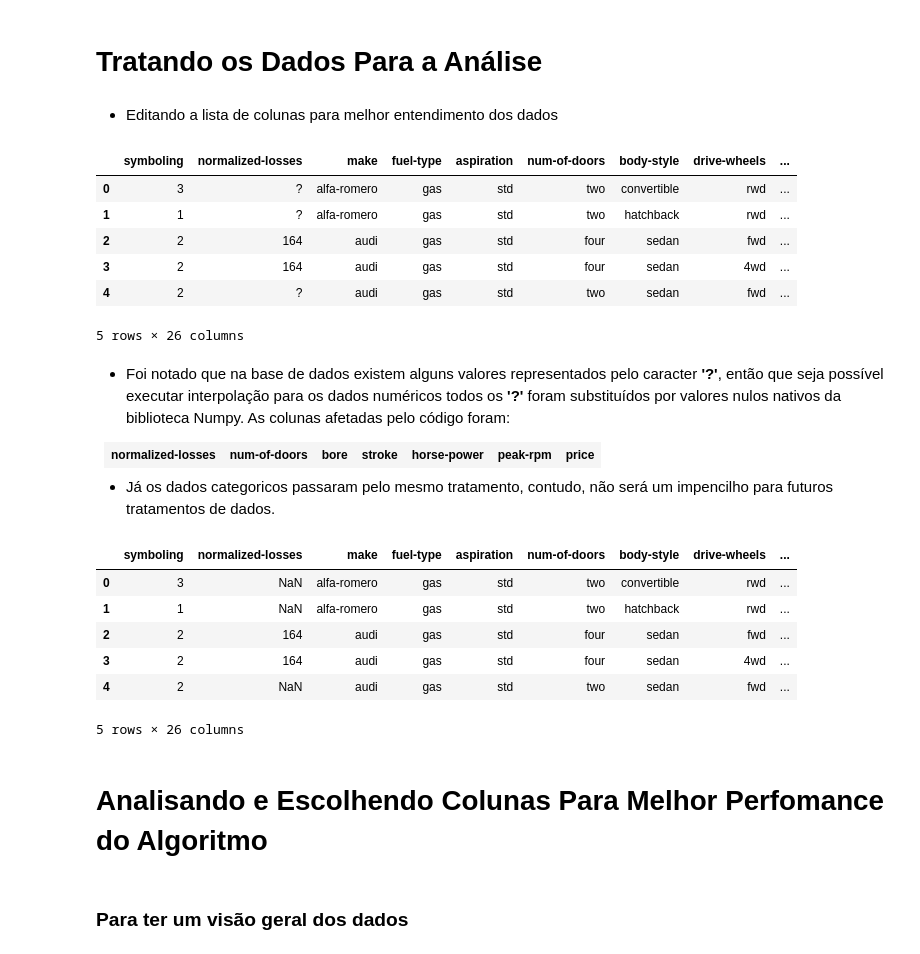
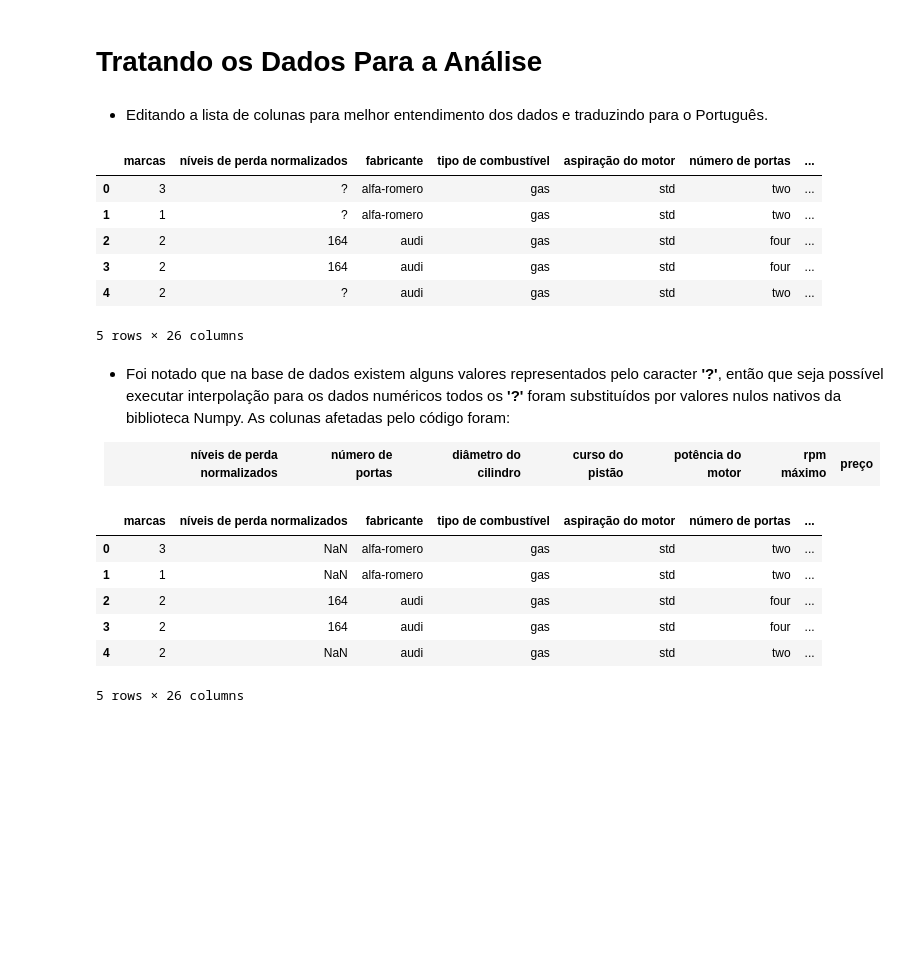
Before and after one commit to dimitriribeiro/predicting-prices, a Jupyter notebook: pricing-preditivo.ipynb, the cells around one changed output. Cells and saved outputs as stored; diff of their text form; code cells hidden in the pictures; blank space fills up the shorter version.

```diff
--- a/pricing-preditivo.ipynb
+++ b/pricing-preditivo.ipynb
@@ -18,4 +33,4 @@ dataset_carros = pd.read_csv('/home/yurilima/Downloads/automobile/imports-85.dat
 # %% [markdown]
 # Tratando os Dados Para a Análise
 # %% [markdown]
-- Editando a lista de colunas para melhor entendimento dos dados
+- Editando a lista de colunas para melhor entendimento dos dados e traduzindo para o Português.
@@ -51,30 +37,58 @@ lista = [
+# %%
+colunas_portugues = [
+    "marcas",
+    "níveis de perda normalizados",
+    "fabricante",
+    "tipo de combustível",
+    "aspiração do motor",
+    "número de portas",
+    "estilo do carro",
+    "tração",
+    "localização do motor",
+    "distância entre eixos",
+    "comprimento",
+    "largura",
+    "altura",
+    "peso do carro",
+    "tipo de motor",
+    "número de cilindros",
+    "tamanho do motor",
+    "sistema de combustível",
+    "diâmetro do cilindro",
+    "curso do pistão",
+    "taxa de compressão",
+    "potência do motor",
+    "rpm máximo",
+    "consumo de combustível na cidade",
+    "consumo de combustível na estrada",
+    "preço"
+]
+# %%
+dataset_carros.columns = colunas_portugues
 # %%
-dataset_carros.columns = lista
 dataset_carros.head()
 # %% [output]
-|  | symboling | normalized-losses | make | fuel-type | aspiration | num-of-doors | body-style | drive-wheels | ... |
-| 0 | 3 | ? | alfa-romero | gas | std | two | convertible | rwd | ... |
-| 1 | 1 | ? | alfa-romero | gas | std | two | hatchback | rwd | ... |
-| 2 | 2 | 164 | audi | gas | std | four | sedan | fwd | ... |
-| 3 | 2 | 164 | audi | gas | std | four | sedan | 4wd | ... |
-| 4 | 2 | ? | audi | gas | std | two | sedan | fwd | ... |
+|  | marcas | níveis de perda normalizados | fabricante | tipo de combustível | aspiração do motor | número de portas | ... |
+| 0 | 3 | ? | alfa-romero | gas | std | two | ... |
+| 1 | 1 | ? | alfa-romero | gas | std | two | ... |
+| 2 | 2 | 164 | audi | gas | std | four | ... |
+| 3 | 2 | 164 | audi | gas | std | four | ... |
+| 4 | 2 | ? | audi | gas | std | two | ... |
 5 rows × 26 columns
 # %% [markdown]
 - Foi notado que na base de dados existem alguns valores representados pelo caracter <strong>'?'</strong>, então que seja possível executar interpolação para os dados numéricos todos os <strong>'?'</strong> foram substituídos por valores nulos nativos da biblioteca Numpy.
 As colunas afetadas pelo código foram:<br>
 <table>
   <tr>
-    <th>normalized-losses</th>
-    <th>num-of-doors</th>
-    <th>bore</th>
-    <th>stroke</th>
-    <th>horse-power</th>
-    <th>peak-rpm</th>
-    <th>price</th>
+    <th>níveis de perda normalizados</th>
+    <th>número de portas</th>
+    <th>diâmetro do cilindro</th>
+    <th>curso do pistão</th>
+    <th>potência do motor</th>
+    <th>rpm máximo</th>
+    <th>preço</th>
   </tr>
 </table>
-
-- Já os dados categoricos passaram pelo mesmo tratamento, contudo, não será um impencilho para futuros tratamentos de dados.
 # %%
 def to_nan(x):
     if x == '?':
@@ -87,14 +101,10 @@ for coluna in dataset_carros:
 
 dataset_carros.head()
 # %% [output]
-|  | symboling | normalized-losses | make | fuel-type | aspiration | num-of-doors | body-style | drive-wheels | ... |
-| 0 | 3 | NaN | alfa-romero | gas | std | two | convertible | rwd | ... |
-| 1 | 1 | NaN | alfa-romero | gas | std | two | hatchback | rwd | ... |
-| 2 | 2 | 164 | audi | gas | std | four | sedan | fwd | ... |
-| 3 | 2 | 164 | audi | gas | std | four | sedan | 4wd | ... |
-| 4 | 2 | NaN | audi | gas | std | two | sedan | fwd | ... |
+|  | marcas | níveis de perda normalizados | fabricante | tipo de combustível | aspiração do motor | número de portas | ... |
+| 0 | 3 | NaN | alfa-romero | gas | std | two | ... |
+| 1 | 1 | NaN | alfa-romero | gas | std | two | ... |
+| 2 | 2 | 164 | audi | gas | std | four | ... |
+| 3 | 2 | 164 | audi | gas | std | four | ... |
+| 4 | 2 | NaN | audi | gas | std | two | ... |
 5 rows × 26 columns
-# %% [markdown]
-# Analisando e Escolhendo Colunas Para Melhor Perfomance do Algoritmo
-# %% [markdown]
-### Para ter um visão geral dos dados
```
Also changed, not shown: parts of 44 cells of this notebook.
